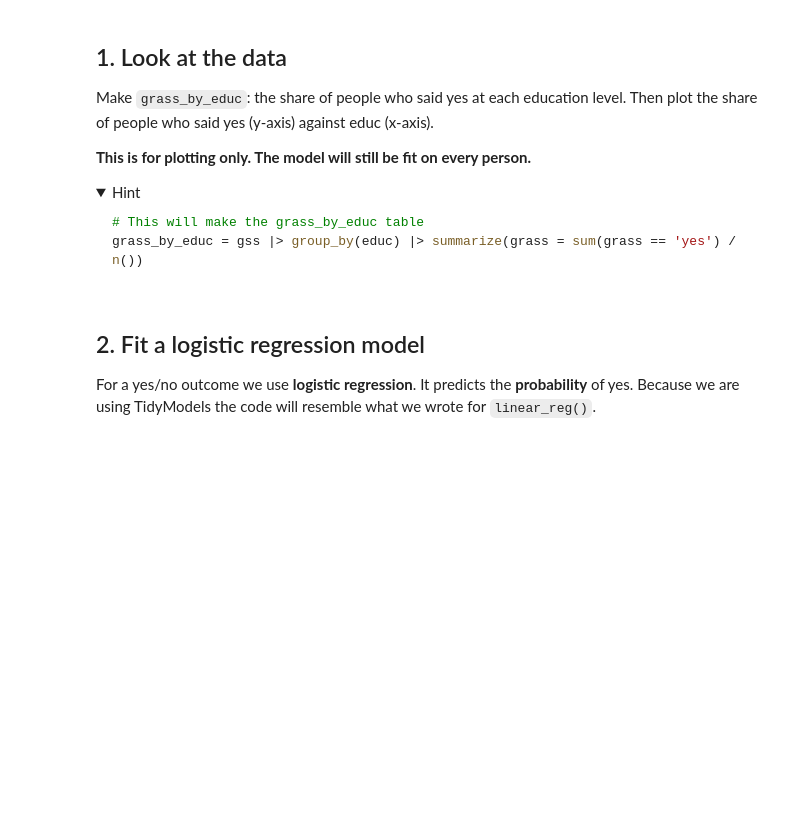
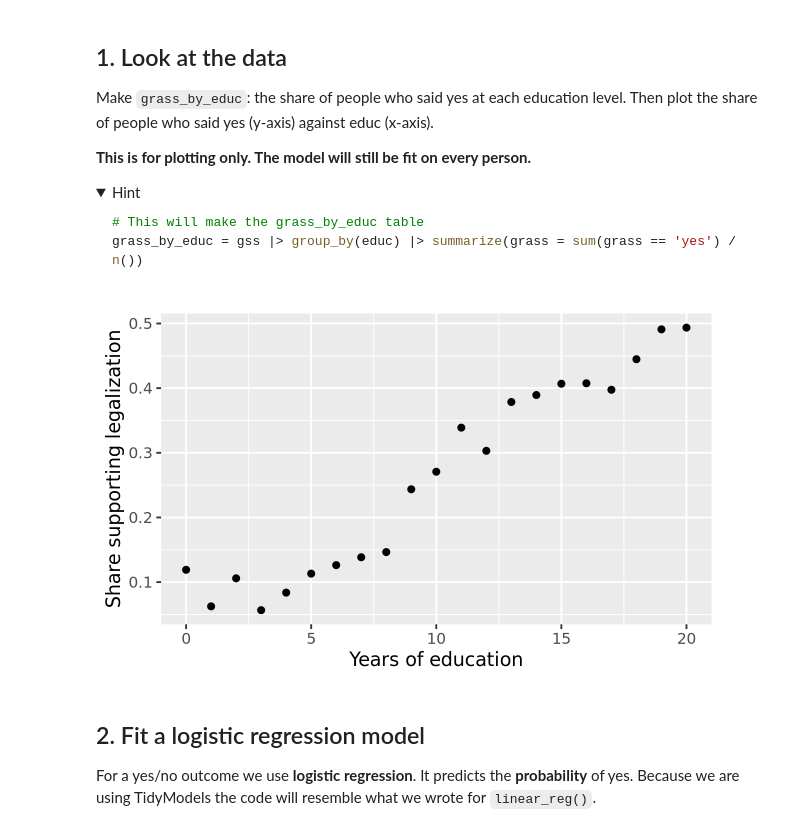
Before and after one commit to Etornamagbemabiese/codespace, a Jupyter notebook: exercises/10-marginal-effect-exercise.ipynb, the cells around one changed output. Saved outputs shown, nothing was run; the diff lists cells and outputs as text; code cells hidden in the pictures; folded sections open; blank space fills up the shorter version.

````diff
--- a/exercises/10-marginal-effect-exercise.ipynb
+++ b/exercises/10-marginal-effect-exercise.ipynb
@@ -44,6 +65,16 @@ grass_by_educ = gss |> group_by(educ) |> summarize(grass = sum(grass == 'yes') /
 ```
 
 </details>
+# %%
+grass_by_educ <- gss |>
+    group_by(educ) |>
+    summarize(grass = mean(grass == "yes"))
+
+ggplot(grass_by_educ, aes(x = educ, y = grass)) +
+    geom_point() +
+    labs(x = "Years of education", y = "Share supporting legalization")
+# %% [output]
+[figure, added]
 # %% [markdown]
 ## 2. Fit a logistic regression model
 
````
Also changed, not shown: parts of 6 cells of this notebook.
